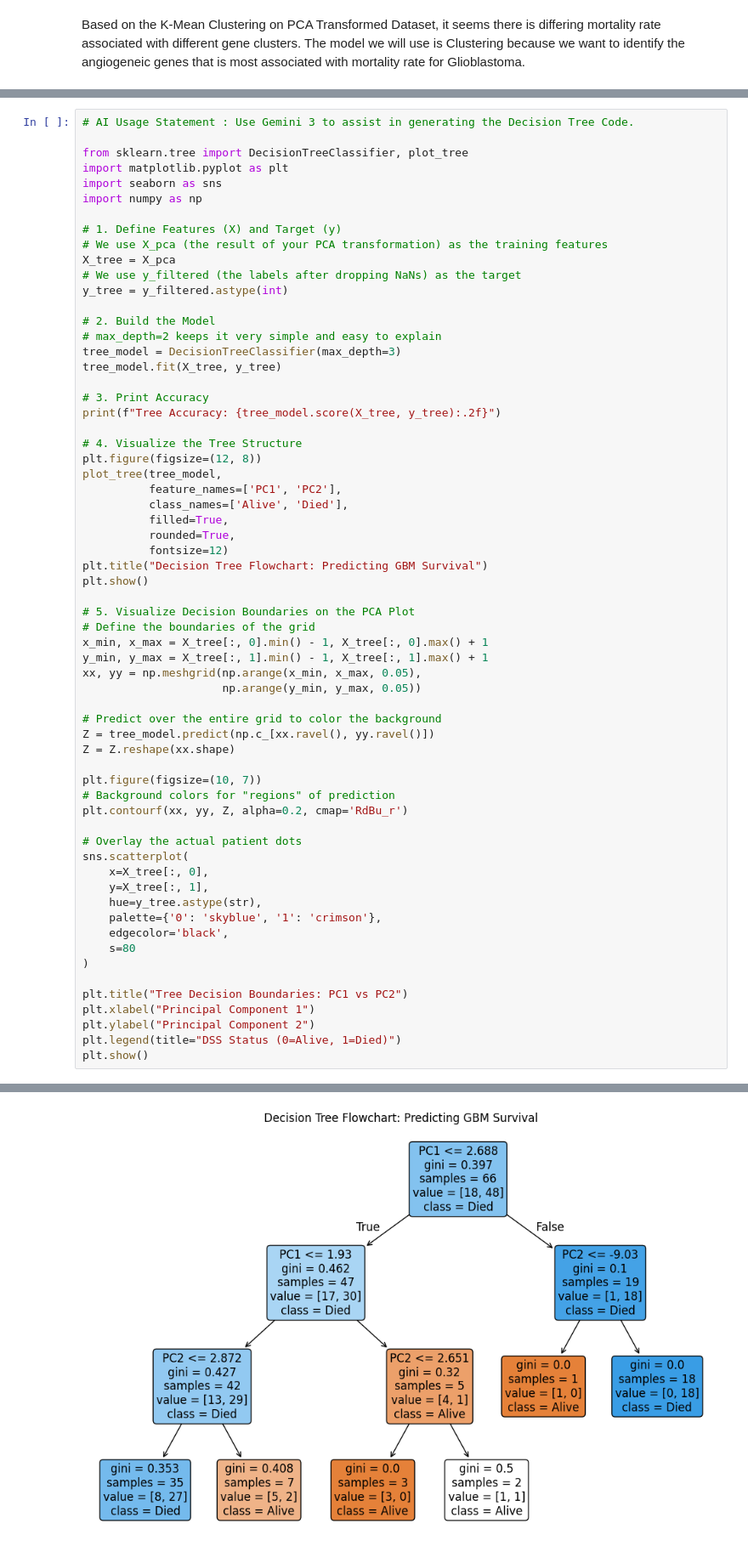
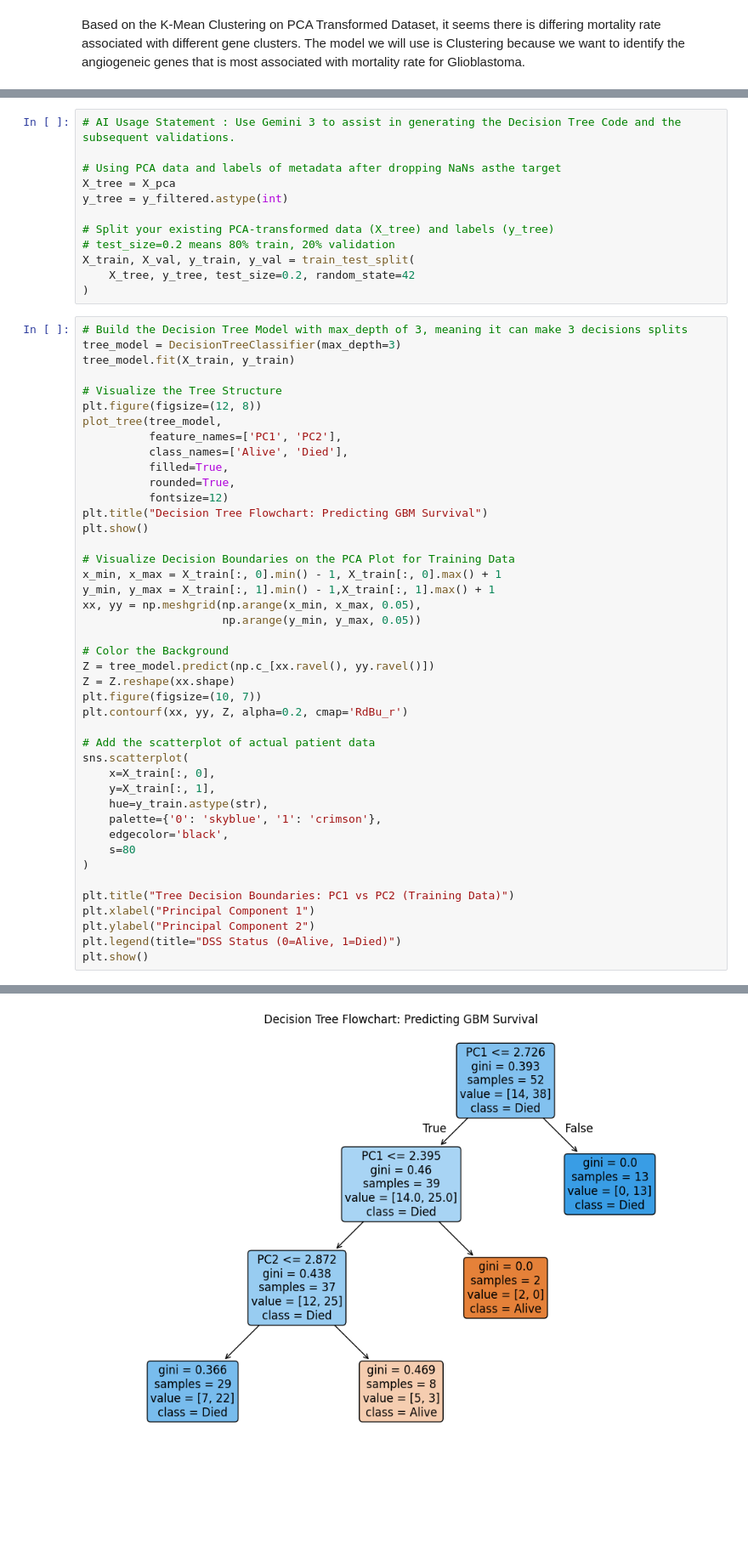
Before and after one commit to ktt920/Module-4-Cancer, a Jupyter notebook: code/Module 4 Template.ipynb, the cells around one changed output, grey strips where cells are left out. Shown at 85% size. Drawn from its saved outputs; the diff is of its cells as text; blank space fills up the shorter version.

```diff
--- a/code/Module 4 Template.ipynb
+++ b/code/Module 4 Template.ipynb
@@ -278,26 +283,21 @@ Based on gene data we want to be able to predict mortality rate just simply base
+# %%
+# AI Usage Statement : Use Gemini 3 to assist in generating the Decision Tree Code and the subsequent validations.
+
+# Using PCA data and labels of metadata after dropping NaNs asthe target
+X_tree = X_pca
+y_tree = y_filtered.astype(int)
+
+# Split your existing PCA-transformed data (X_tree) and labels (y_tree)
+# test_size=0.2 means 80% train, 20% validation
+X_train, X_val, y_train, y_val = train_test_split(
+    X_tree, y_tree, test_size=0.2, random_state=42
+)
 # %%
-# AI Usage Statement : Use Gemini 3 to assist in generating the Decision Tree Code.
+# Build the Decision Tree Model with max_depth of 3, meaning it can make 3 decisions splits
+tree_model = DecisionTreeClassifier(max_depth=3)
+tree_model.fit(X_train, y_train)
 
-from sklearn.tree import DecisionTreeClassifier, plot_tree
-import matplotlib.pyplot as plt
-import seaborn as sns
-import numpy as np
-
-# 1. Define Features (X) and Target (y)
-# We use X_pca (the result of your PCA transformation) as the training features
-X_tree = X_pca
-# We use y_filtered (the labels after dropping NaNs) as the target
-y_tree = y_filtered.astype(int)
-
-# 2. Build the Model
-# max_depth=2 keeps it very simple and easy to explain
-tree_model = DecisionTreeClassifier(max_depth=3)
-tree_model.fit(X_tree, y_tree)
-
-# 3. Print Accuracy
-print(f"Tree Accuracy: {tree_model.score(X_tree, y_tree):.2f}")
-
-# 4. Visualize the Tree Structure
+# Visualize the Tree Structure
 plt.figure(figsize=(12, 8))
 plot_tree(tree_model,
           feature_names=['PC1', 'PC2'],
@@ -308,32 +308,29 @@ plot_tree(tree_model,
 plt.title("Decision Tree Flowchart: Predicting GBM Survival")
 plt.show()
 
-# 5. Visualize Decision Boundaries on the PCA Plot
-# Define the boundaries of the grid
-x_min, x_max = X_tree[:, 0].min() - 1, X_tree[:, 0].max() + 1
-y_min, y_max = X_tree[:, 1].min() - 1, X_tree[:, 1].max() + 1
+# Visualize Decision Boundaries on the PCA Plot for Training Data
+x_min, x_max = X_train[:, 0].min() - 1, X_train[:, 0].max() + 1
+y_min, y_max = X_train[:, 1].min() - 1,X_train[:, 1].max() + 1
 xx, yy = np.meshgrid(np.arange(x_min, x_max, 0.05),
                      np.arange(y_min, y_max, 0.05))
 
-# Predict over the entire grid to color the background
+# Color the Background
 Z = tree_model.predict(np.c_[xx.ravel(), yy.ravel()])
 Z = Z.reshape(xx.shape)
-
 plt.figure(figsize=(10, 7))
-# Background colors for "regions" of prediction
 plt.contourf(xx, yy, Z, alpha=0.2, cmap='RdBu_r')
 
-# Overlay the actual patient dots
+# Add the scatterplot of actual patient data
 sns.scatterplot(
-    x=X_tree[:, 0],
-    y=X_tree[:, 1],
-    hue=y_tree.astype(str),
+    x=X_train[:, 0],
+    y=X_train[:, 1],
+    hue=y_train.astype(str),
     palette={'0': 'skyblue', '1': 'crimson'},
     edgecolor='black',
     s=80
 )
 
-plt.title("Tree Decision Boundaries: PC1 vs PC2")
+plt.title("Tree Decision Boundaries: PC1 vs PC2 (Training Data)")
 plt.xlabel("Principal Component 1")
 plt.ylabel("Principal Component 2")
 plt.legend(title="DSS Status (0=Alive, 1=Died)")
@@ -343 +339 @@ Tree Accuracy: 0.83
-[figure, old version]
+[figure, new version]
```
Also changed, not shown: parts of 7 cells of this notebook.
